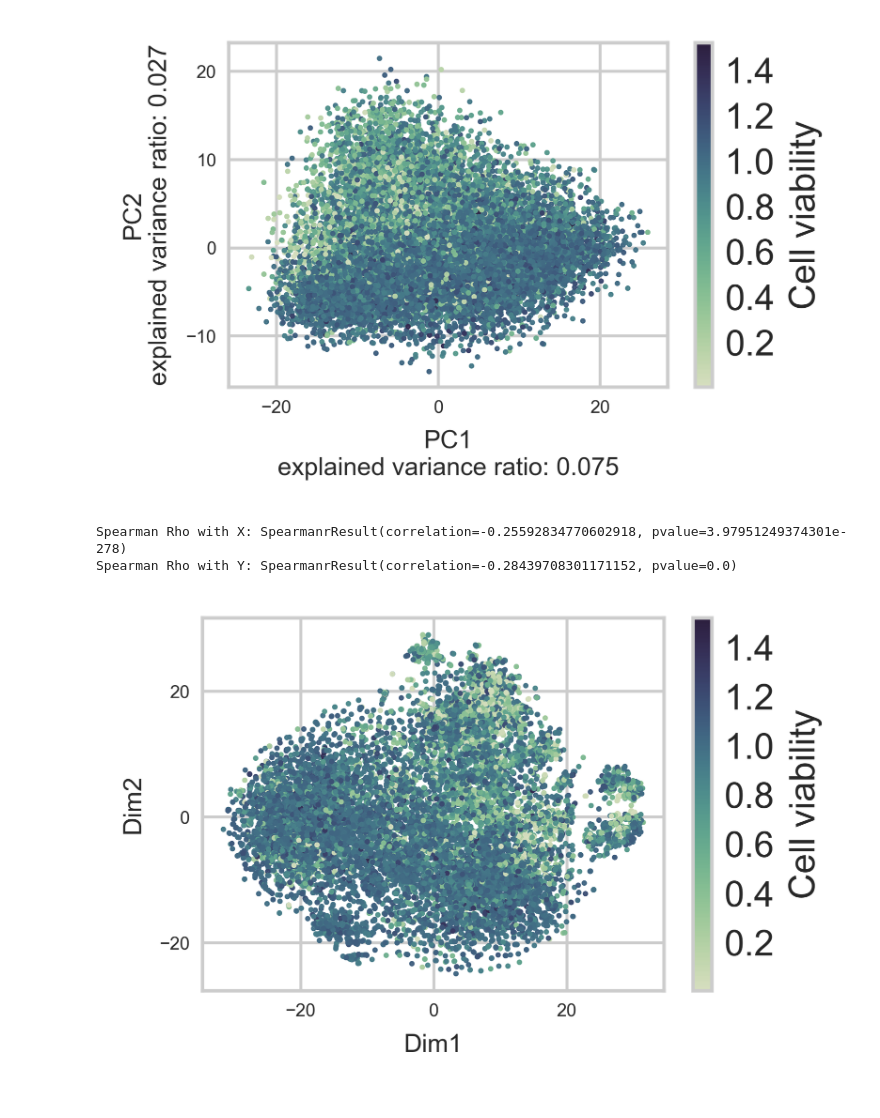
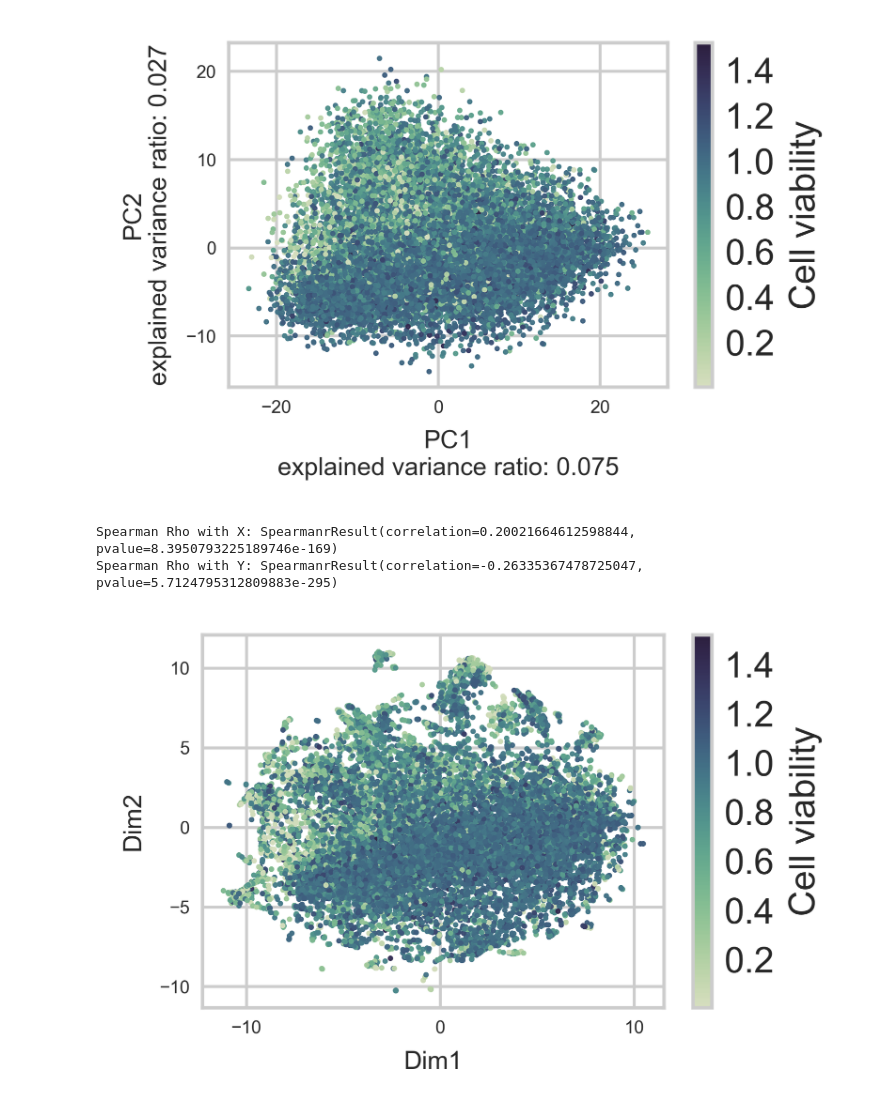
Before and after one commit to bence-szalai/Cell-death-signatures, a Jupyter notebook: code/cell_death_7_additional.ipynb, the cells around one changed output. Saved outputs shown, nothing was run; the diff lists cells and outputs as text; code cells hidden in the pictures.

```diff
--- a/code/cell_death_7_additional.ipynb
+++ b/code/cell_death_7_additional.ipynb
@@ -85,15 +86,15 @@ Spearman Rho with Y: SpearmanrResult(correlation=-0.35586253009114494, pvalue=0.
 [figure]
 # %%
 #let's make a t-SNE plot
-sig_data=pd.read_table('../results/model/dimension_reduction/tsne_sample_100.csv',
+sig_data=pd.read_table('../results/model/dimension_reduction/tsne_100.csv',
                        sep=',',header=0,index_col=[0])
 sig_info=pd.read_table('../results/CTRP/sig_info_merged_lm.csv',
                        sep=',',header=0,index_col=[0])
 sig_info['bin_viability']='Cell viability<=0.8'
 fil=sig_info['cpd_avg_pv']>0.8
 sig_info.loc[sig_info.index[fil],'bin_viability']='Cell viability>0.8'
-make_dim_reduc_plot(sig_data,sig_info)
+make_dim_reduc_plot(sig_data,sig_info,color_by='viability',fname='tsne_viability')
 # %% [output]
-Spearman Rho with X: SpearmanrResult(correlation=-0.25592834770602918, pvalue=3.97951249374301e-278)
-Spearman Rho with Y: SpearmanrResult(correlation=-0.28439708301171152, pvalue=0.0)
+Spearman Rho with X: SpearmanrResult(correlation=0.20021664612598844, pvalue=8.3950793225189746e-169)
+Spearman Rho with Y: SpearmanrResult(correlation=-0.26335367478725047, pvalue=5.7124795312809883e-295)
-[figure, old version]
+[figure, new version]
```
Also changed, not shown: parts of 5 cells of this notebook, 3 other files.
